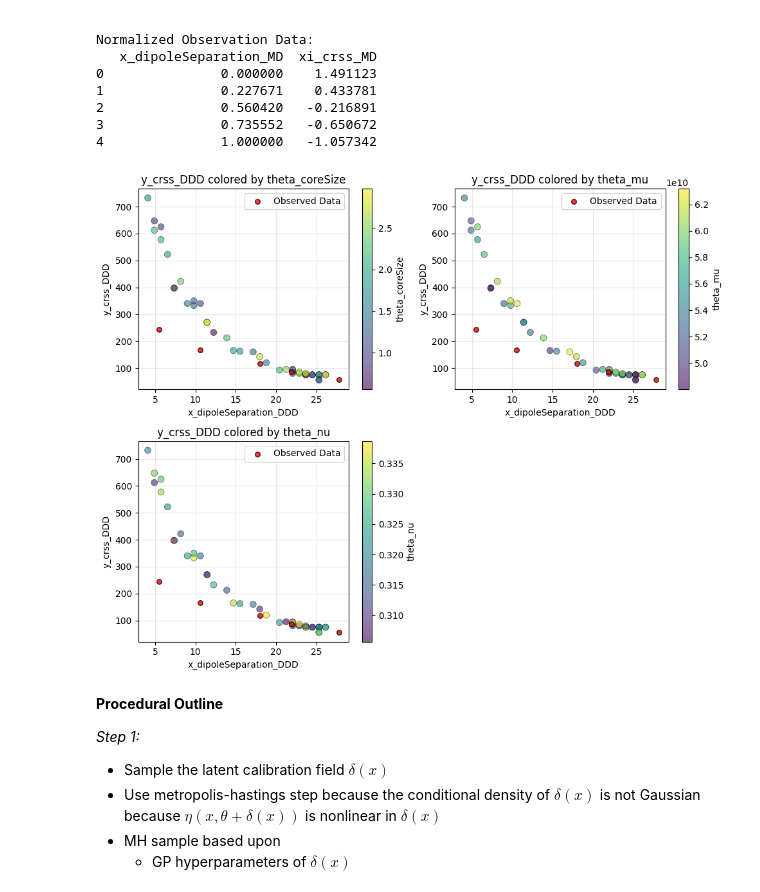
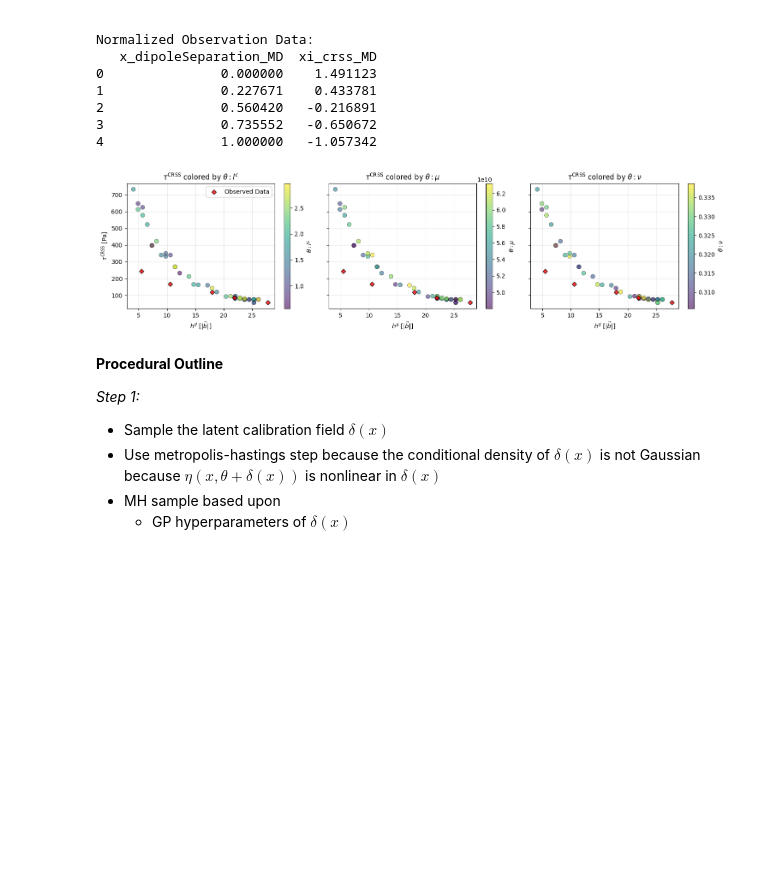
Before and after one commit to MUEXLY/integratedDelta_calibration, a Jupyter notebook: integratedDeltaNotebook.ipynb, the cells around one changed output. Saved outputs shown, nothing was run; the diff lists cells and outputs as text; code cells hidden in the pictures; blank space fills up the shorter version.

```diff
--- a/integratedDeltaNotebook.ipynb
+++ b/integratedDeltaNotebook.ipynb
@@ -177,74 +177,85 @@ Normalized Observation Data:
 3               0.735552   -0.650672
 4               1.000000   -1.057342
 # %%
-def generate_rawData_figure(model_data, obs_data, figures_directory):
+def generate_rawData_figure(model_data, obs_data, figures_directory=None):
     """
-    Create subplots for each theta parameter showing:
+    Create a single-row subplot figure showing:
     - X-axis: application domain (x values)
     - Y-axis: calibration metric (y values)
     - Point color: theta parameter value
     - Observed data points
     """
-
     model_x_columns = [col for col in model_data.columns if col.startswith('x_')]
     model_y_columns = [col for col in model_data.columns if col.startswith('y_')]
     observation_x_columns = [col for col in obs_data.columns if col.startswith('x_')] if obs_data is not None else []
     observation_y_columns = [col for col in obs_data.columns if col.startswith('xi_')] if obs_data is not None else []
-
     theta_columns = [col for col in model_data.columns if col.startswith('theta_')]
 
     if not model_x_columns or not model_y_columns or not theta_columns:
         print("Missing required columns (x_, y_, or theta_)")
         return
 
-    # Use first y column as calibration metric
     y_col = model_y_columns[0]
     x_col = model_x_columns[0]
+    n_theta = len(theta_columns)
 
-    # Create subplot grid for theta parameters
-    n_theta = len(theta_columns)
-    n_cols = int(np.ceil(np.sqrt(n_theta)))
-    n_rows = int(np.ceil(n_theta / n_cols))
+    # Map theta column names to LaTeX labels
+    theta_labels = {
+        'theta_coreSize': r'$\theta: l^c$',
+        'theta_mu': r'$\theta: \mu$',
+        'theta_nu': r'$\theta: \nu$'
+    }
 
-    fig, axes = plt.subplots(n_rows, n_cols, figsize=(5*n_cols, 4*n_rows))
+    fig, axes = plt.subplots(1, n_theta, figsize=(5 * n_theta, 4), sharey=True)
     axes = np.atleast_1d(axes).flatten()
 
     for idx, theta_col in enumerate(theta_columns):
         ax = axes[idx]
 
-        # Scatter plot colored by theta parameter value
-        scatter = ax.scatter(model_data[x_col], model_data[y_col],
-                            c=model_data[theta_col], cmap='viridis',
-                            alpha=0.6, s=50, edgecolors='black', linewidth=0.5)
+        scatter = ax.scatter(
+            model_data[x_col], model_data[y_col],
+            c=model_data[theta_col], cmap='viridis',
+            alpha=0.6, s=50, edgecolors='black', linewidth=0.5
+        )
 
-        # Plot observed data
-        if obs_data is not None and observation_y_columns and observation_y_columns[0] in obs_data.columns and observation_x_columns and observation_x_columns[0] in obs_data.columns:
-            ax.scatter(obs_data[observation_x_columns[0]], obs_data[observation_y_columns[0]], color='red', label='Observed Data', alpha=0.8, s=30, edgecolors='black')
+        if (
+            obs_data is not None
+            and observation_x_columns and observation_y_columns
+            and observation_x_columns[0] in obs_data.columns
+            and observation_y_columns[0] in obs_data.columns
+        ):
+            ax.scatter(
+                obs_data[observation_x_columns[0]],
+                obs_data[observation_y_columns[0]],
+                color='red', marker='D', label='Observed Data',
+                alpha=0.8, s=30, edgecolors='black'
+            )
 
-        ax.set_xlabel(f'{x_col}')
-        ax.set_ylabel(f'{y_col}')
-        ax.set_title(f'{y_col} colored by {theta_col}')
+        ax.set_xlabel(r"$h^d$ [|$\vec{b}$|]")
+
+        # Use the mapped label for the title
+        theta_label = theta_labels.get(theta_col, theta_col)
+        ax.set_title(rf"$\tau^{{\mathrm{{CRSS}}}}$ colored by {theta_label}")
         ax.grid(True, alpha=0.3)
-        ax.legend()
 
-        # Add colorbar for each subplot
+        if idx == 0:
+            ax.set_ylabel(r'$\tau^{\mathrm{CRSS}}$ [Pa]')
+            ax.legend()
+
         cbar = plt.colorbar(scatter, ax=ax)
-        cbar.set_label(theta_col)
-
-    # Hide unused subplots
-    for idx in range(n_theta, len(axes)):
-        axes[idx].set_visible(False)
+        cbar.set_label(theta_labels.get(theta_col, theta_col))
 
     plt.tight_layout()
-    # plt_path = os.path.join(figures_directory, f'rawData_theta_parameters.png')
-    # # plt.savefig(plt_path, dpi=150)
-    # # print(f'Saved raw data figure to {plt_path}')
-    # plt.close()
+
+    if figures_directory:
+        os.makedirs(figures_directory, exist_ok=True)
+        fig.savefig(os.path.join(figures_directory, "raw_data_figure.png"), dpi=300, bbox_inches='tight')
+
     plt.show()
 
 generate_rawData_figure(model_data, obs_data, figures_directory=None)
 # %% [output]
-[figure, old version]
+[figure, new version]
 # %% [markdown]
 **Procedural Outline**
 
```
Also changed, not shown: parts of 3 cells of this notebook, 8 other files.
